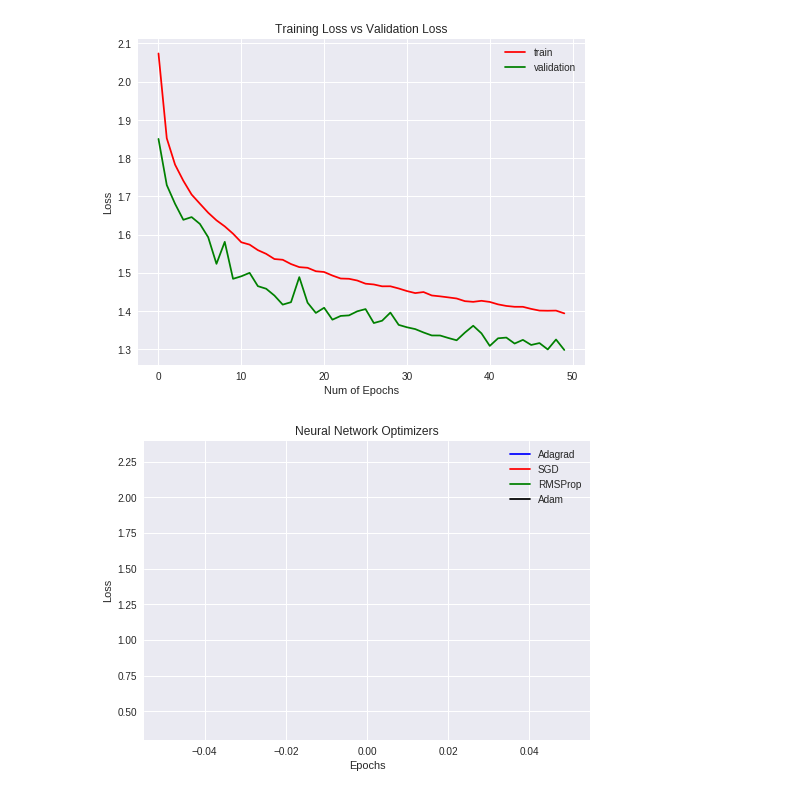
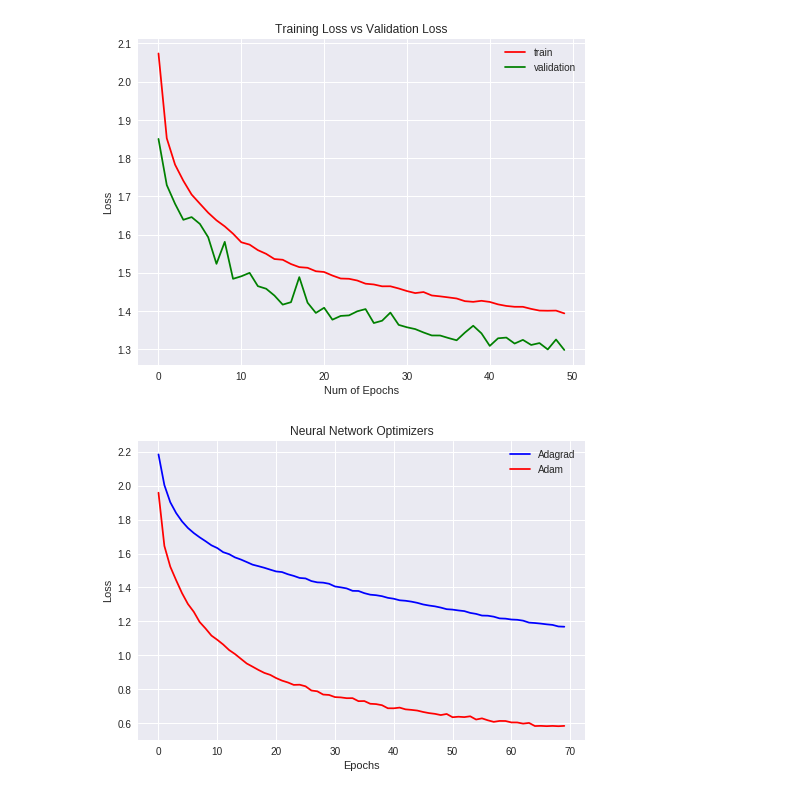
Before and after one commit to Manasa9391/Cognitive-Computing, a Jupyter notebook: CNN_CIFAR10.ipynb, the cells around one changed output. Cells and saved outputs as stored; diff of their text form; code cells hidden in the pictures.

```diff
--- a/CNN_CIFAR10.ipynb
+++ b/CNN_CIFAR10.ipynb
@@ -75,6 +75,7 @@ model.add(Activation('relu'))
 model.add(Dropout(0.5))
 model.add(Dense(num_classes))
 model.add(Activation('softmax'))
+model.summary()
 
 # initiate RMSprop optimizer
 opt = keras.optimizers.rmsprop(lr=0.0001, decay=1e-6)
@@ -134,12 +135,12 @@ else:
     # (std, mean, and principal components if ZCA whitening is applied).
     datagen.fit(x_train)
     # Fit the model on the batches generated by datagen.flow().
-    history =model.fit_generator(datagen.flow(x_train, y_train,
+    history1 =model.fit_generator(datagen.flow(x_train, y_train,
                                      batch_size=batch_size),
                         epochs=epochs,
                         validation_data=(x_test, y_test),
                         workers=4)
-    save_history(history, 'history.txt')
+    save_history(history1, 'history.txt')
 
 # Save model and weights
 if not os.path.isdir(save_dir):
@@ -329,6 +334,7 @@ model_a.add(Activation('relu'))
 model_a.add(Dropout(0.5))
 model_a.add(Dense(num_classes))
 model_a.add(Activation('softmax'))
+model.summary()
 
 # initiate RMSprop optimizer
 #opt = keras.optimizers.rmsprop(lr=0.0001, decay=1e-6)
@@ -388,12 +394,12 @@ else:
     datagen.fit(x_train)
 
     # Fit the model on the batches generated by datagen.flow().
-    history=model_a.fit_generator(datagen.flow(x_train, y_train,
+    history2=model_a.fit_generator(datagen.flow(x_train, y_train,
                                      batch_size=batch_size),
                         epochs=epochs,
                         validation_data=(x_test, y_test),
                         workers=4)
-    save_history(history, 'history.txt')
+    save_history(history2, 'history.txt')
 
 # Save model and weights
 if not os.path.isdir(save_dir):
@@ -832,15 +924,15 @@ plt.show()
 [figure]
 [figure]
 # %%
+import matplotlib.pyplot as plt
 plt.figure()
-plt.plot(scores_ad[0], color='blue', label='Adagrad')
-plt.plot(scores_s[0], color='red',  label='SGD')
-plt.plot(scores_t[0], color='green',  label='RMSProp')
-plt.plot(scores_train[0], color='black',  label='Adam')
+plt.plot(history1.history['loss'], color='blue', label='Adagrad')
+plt.plot(history2.history['loss'], color='red',  label='Adam')
+
 plt.title("Neural Network Optimizers")
 plt.xlabel("Epochs")
 plt.ylabel("Loss")
 plt.legend()
 plt.show()
 # %% [output]
-[figure, old version]
+[figure, new version]
```
Also changed, not shown: parts of 13 cells of this notebook.
